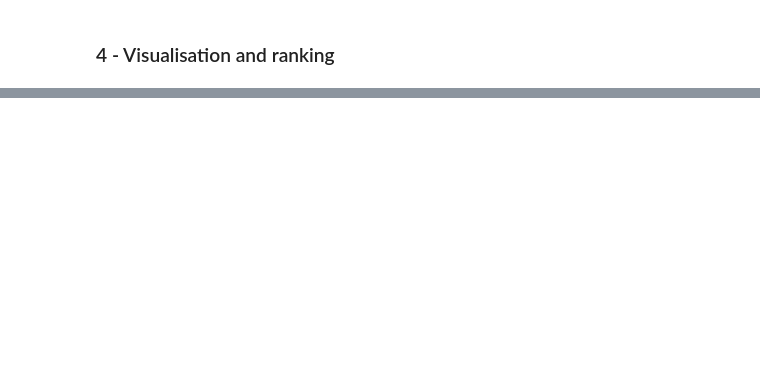
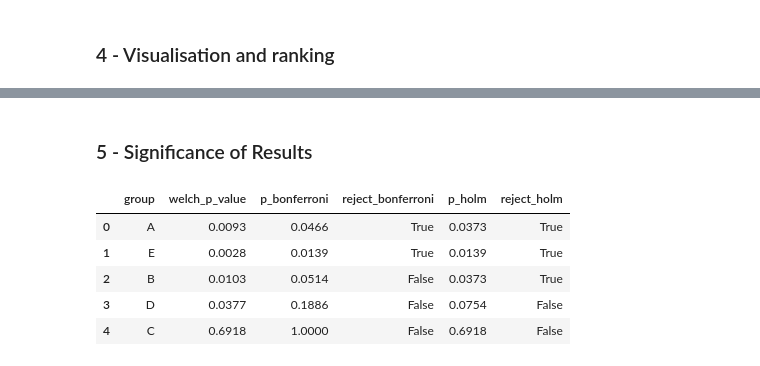
Before and after one commit to SebastianRokholt/Machine-Teaching-for-XAI--TimeSeries-Models, a Jupyter notebook: Notebooks/07__MLLM_Experiment.ipynb, the cells around one changed output, grey strips where cells are left out. Saved outputs shown, nothing was run; the diff lists cells and outputs as text; code cells hidden in the pictures; blank space fills up the shorter version.

```diff
--- a/Notebooks/07__MLLM_Experiment.ipynb
+++ b/Notebooks/07__MLLM_Experiment.ipynb
@@ -343,0 +380,27 @@ Group ranking by relative teaching effect (best to worst)
+# %% [markdown]
+### 5 - Significance of Results
+# %%
+from statsmodels.stats.multitest import multipletests
+
+pvals = effect_df["welch_p_value"].to_numpy()
+
+reject_bonf, p_bonf, _, _ = multipletests(pvals, alpha=0.05, method="bonferroni")
+reject_holm, p_holm, _, _ = multipletests(pvals, alpha=0.05, method="holm")
+
+effect_df = effect_df.assign(
+    p_bonferroni=p_bonf,
+    reject_bonferroni=reject_bonf,
+    p_holm=p_holm,
+    reject_holm=reject_holm,
+)
+
+display(effect_df[["group", "welch_p_value", "p_bonferroni", "reject_bonferroni",
+                   "p_holm", "reject_holm"]]
+)
+# %% [output]
+|  | group | welch_p_value | p_bonferroni | reject_bonferroni | p_holm | reject_holm |
+| 0 | A | 0.0093 | 0.0466 | True | 0.0373 | True |
+| 1 | E | 0.0028 | 0.0139 | True | 0.0139 | True |
+| 2 | B | 0.0103 | 0.0514 | False | 0.0373 | True |
+| 3 | D | 0.0377 | 0.1886 | False | 0.0754 | False |
+| 4 | C | 0.6918 | 1.0000 | False | 0.6918 | False |
```
Also changed, not shown: parts of 6 cells of this notebook, 24 other files.
